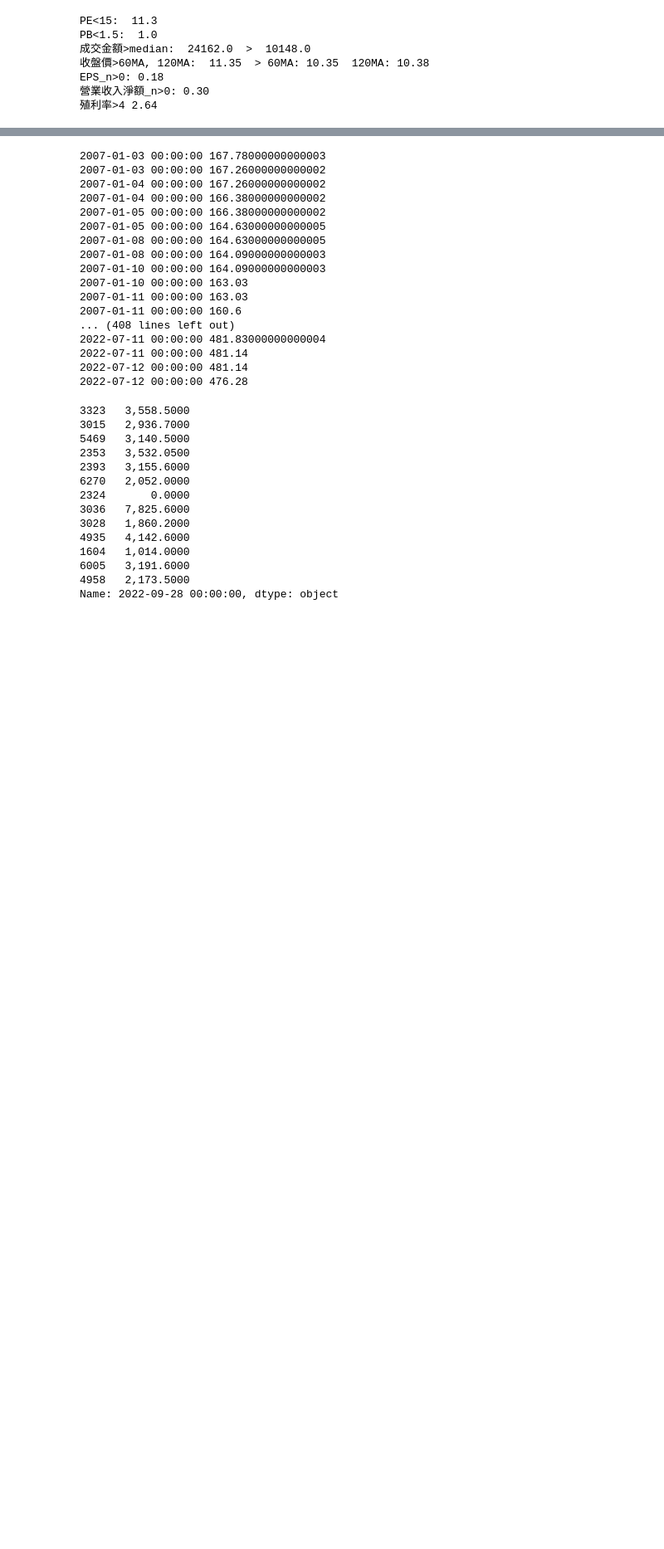
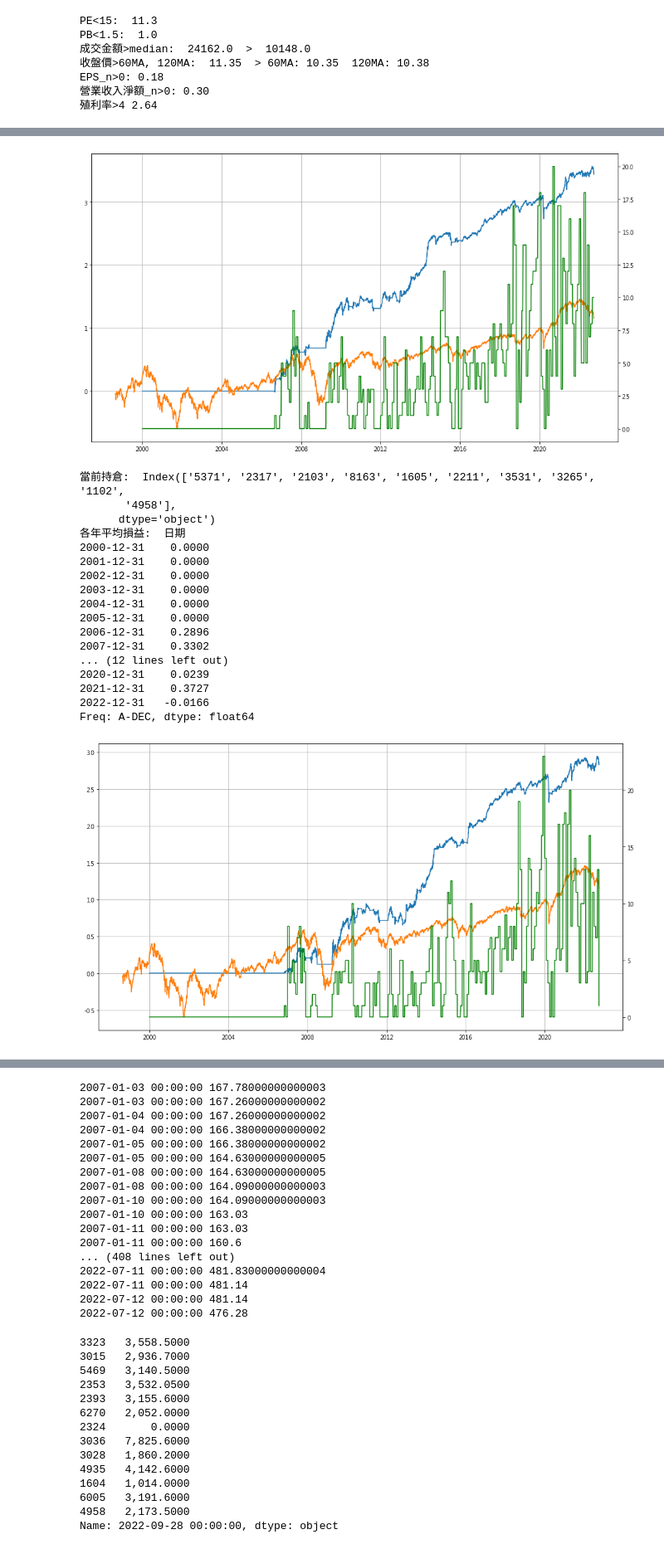
Before and after one commit to Chastely00/Chast, a Jupyter notebook: 股利回測.ipynb, the cells around one changed output, grey strips where cells are left out. Shown: that part at 83% size. Saved outputs shown, nothing was run; the diff lists cells and outputs as text; code cells hidden in the pictures; blank space fills up the shorter version.

```diff
--- a/股利回測.ipynb
+++ b/股利回測.ipynb
@@ -111,6 +111,10 @@ PB = pd.concat([pd.DataFrame(db[x].find({}, {'_id': 0, '日期': 1, '股價淨
 MA60 = 收盤價.rolling(60).mean()
 MA120 = 收盤價.rolling(120).mean()
 大盤收盤價 = pd.DataFrame(db1['TWA00'].find({}, {'_id': 0, '日期': 1, '還原收盤價': 1})).set_index('日期').dropna(how='all')
+log收盤價 = 收盤價.copy()
+for c in log收盤價.columns:
+    if log收盤價.loc[:, c].sum() != 0:
+        log收盤價.loc[:, c] = np.log(log收盤價.loc[:, c])
 # %%
 def change_Q(se: pd.Series):
     new = list()
@@ -176,0 +272,10 @@ buy = (PE < 15)&\
+# %%
+buy = (PE.lt(PE.quantile(.32, axis=1), axis=0))&\
+    (PB.lt(PB.quantile(.32, axis=1), axis=0))&\
+    (成交金額.gt(成交金額.median(axis=1), axis=0))&\
+    (收盤價 > MA60)&\
+    (收盤價 > MA120)&\
+    (EPS_n > 0)&\
+    (營業收入淨額_n > 0)&\
+    (殖利率.gt(殖利率.quantile(.5, axis=1), axis=0))
+buy = buy.shift(1)
@@ -252,0 +434,26 @@ def 損益金額(轉日: pd.DataFrame):
+# %%
+月初日平均 = 損益(轉日月初)
+月末日平均 = 損益(轉日月末)
+
+季初日平均 = 損益(轉日季初)
+季末日平均 = 損益(轉日季末)
+# %% [output]
+[figure, added]
+當前持倉:  Index(['5371', '2317', '2103', '8163', '1605', '2211', '3531', '3265', '1102',
+       '4958'],
+      dtype='object')
+各年平均損益:  日期
+2000-12-31    0.0000
+2001-12-31    0.0000
+2002-12-31    0.0000
+2003-12-31    0.0000
+2004-12-31    0.0000
+2005-12-31    0.0000
+2006-12-31    0.2896
+2007-12-31    0.3302
+... (12 lines left out)
+2020-12-31    0.0239
+2021-12-31    0.3727
+2022-12-31   -0.0166
+Freq: A-DEC, dtype: float64
+[figure, added]
```
Also changed, not shown: parts of 21 cells of this notebook, 3 other files.
